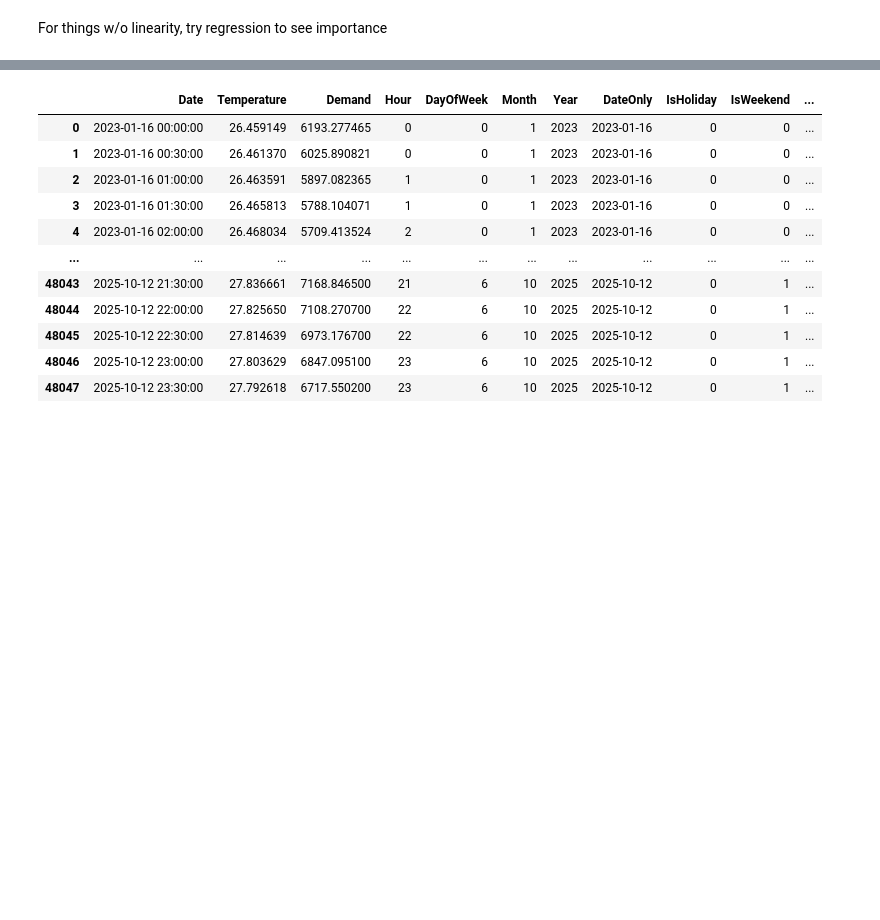
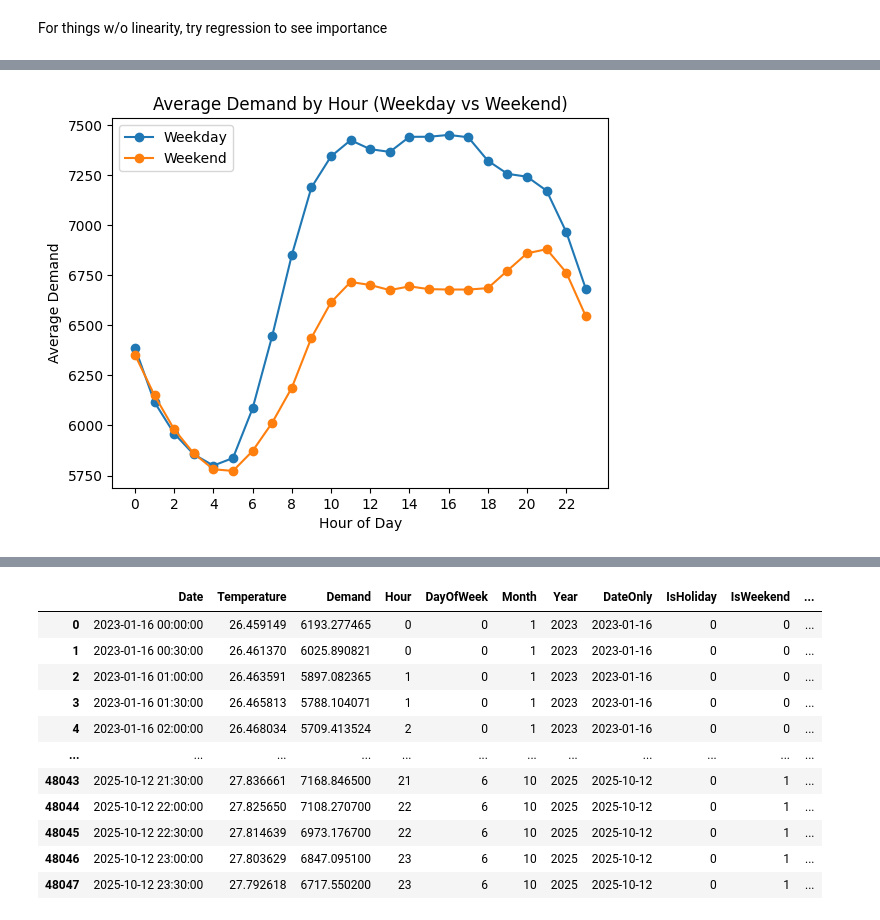
Before and after one commit to lebready/electricity_forecasty, a Jupyter notebook: ema_eda.ipynb, the cells around one changed output, grey strips where cells are left out. Cells and saved outputs as stored; diff of their text form; code cells hidden in the pictures; blank space fills up the shorter version.

```diff
--- a/ema_eda.ipynb
+++ b/ema_eda.ipynb
@@ -126,2 +131,16 @@ plt.show()
 [figure]
 [figure]
+# %%
+# group by hour and weekend, then finding mean
+hourly = df.groupby(['Hour', 'IsWeekend'])['Demand'].mean().unstack()
+
+# plotting
+hourly.plot(marker='o')
+plt.title('Average Demand by Hour (Weekday vs Weekend)')
+plt.xlabel('Hour of Day')
+plt.ylabel('Average Demand')
+plt.xticks(range(0,24, 2))
+plt.legend(['Weekday','Weekend'])
+plt.show()
+# %% [output]
+[figure, added]
```
Also changed, not shown: parts of 17 cells of this notebook, 1 other file.
